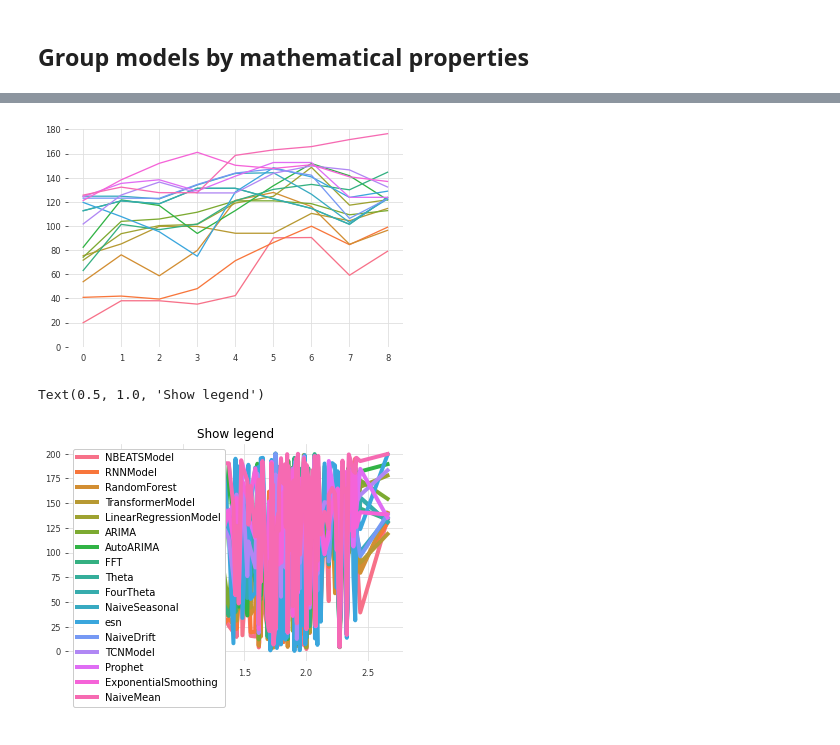
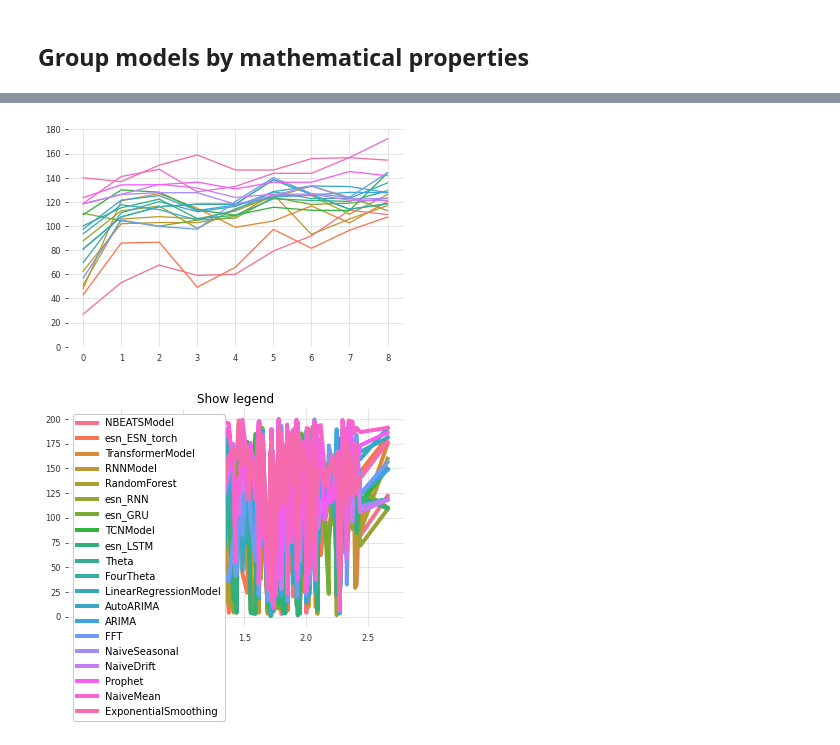
Before and after one commit to FatjonZOGAJ/dysts, a Jupyter notebook: benchmarks/figure_forecasting_benchmarks_figures.ipynb, the cells around one changed output, grey strips where cells are left out. Cells and saved outputs as stored; diff of their text form; code cells hidden in the pictures.

Commit message:
Push results plots

```diff
--- a/benchmarks/figure_forecasting_benchmarks_figures.ipynb
+++ b/benchmarks/figure_forecasting_benchmarks_figures.ipynb
@@ -43,19 +46,30 @@ Process is terminated.
 import os
 import json
 
-GRANULARITY = 15
+# TODO: run this twice
+GRANULARITY = 100
+results_ending = "_esn_ALL"
+skip_dyn_systems = ["PiecewiseCircuit", "AtmosphericRegime"]
+path = "../plots"
+os.makedirs(path, exist_ok=True)
+
 
 with open(
     os.getcwd()
     + "/results/results_test_univariate__pts_per_period_" + str(GRANULARITY)
-    + "__periods_12.json",
+    + "__periods_12"
+    + results_ending
+    + ".json",
     "r",
 ) as file:
     all_results = json.load(file)
 
+
+for dyn_syst in skip_dyn_systems:
+    all_results.pop(dyn_syst, None)
+
 # with open(os.getcwd() + "/results/results_test_univariate__pts_per_period_15__periods_12_noise.json", "r") as file:
 #     all_results = json.load(file)
-
 
 ## Convert R2 into a distance
 all_r2 = list()
@@ -264,6 +278,8 @@ import dysts.flows
 attributes =  ['maximum_lyapunov_estimated', 'kaplan_yorke_dimension', 'multiscale_entropy', 'correlation_dimension']
 all_properties = dict()
 for equation_name in get_attractor_list():
+    if equation_name in skip_dyn_systems:
+        continue
     eq = getattr(dysts.flows, equation_name)()
     attr_vals = [getattr(eq, item, None) for item in attributes]
 
@@ -515,24 +540,23 @@ plt.figure()
 for clr, row in zip(color_list, np.array(all_vals).T):
     plt.plot(row, color=clr)
 plt.ylim([0, 180])
-dg.better_savefig(f"{path}{prop_name}_ranks.png", dpi=600)
+dg.better_savefig(f"{path}/{prop_name}_ranks.pdf")#, dpi=600)
 # %% [output]
-[figure, old version]
+[figure, new version]
 # %%
 
 
 plt.figure()
 for clr, row in zip(color_list, results_reduced[sort_inds].to_numpy()):
     plt.plot(
         all_properties["correlation_dimension"][sort_inds],
         row,
         color=clr,
         linewidth=4
      )
 plt.legend(results_reduced.index, facecolor='white', framealpha=1, frameon=True)
 plt.title("Show legend")
 
-# dg.better_savefig("../private_writing/fig_resources/lyap_legend.png", dpi=600)
+dg.better_savefig(f"{path}/lyap_legend.pdf")#, dpi=600)
 # %% [output]
-Text(0.5, 1.0, 'Show legend')
-[figure, old version]
+[figure, new version]
```
Also changed, not shown: parts of 14 cells of this notebook, 7 other files.
